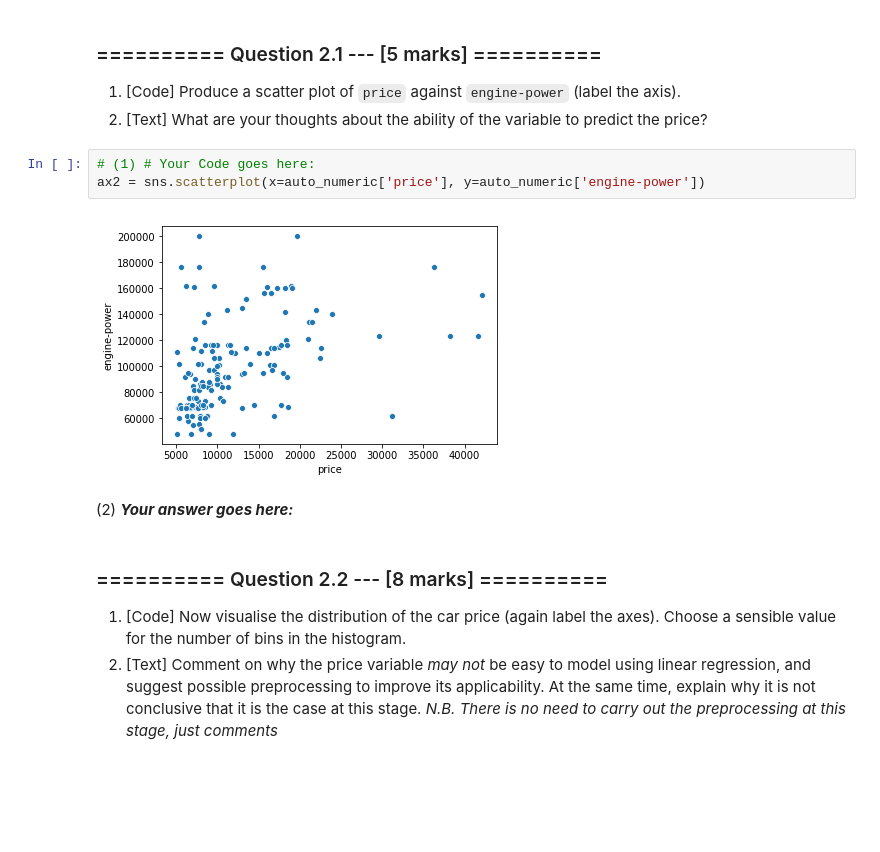
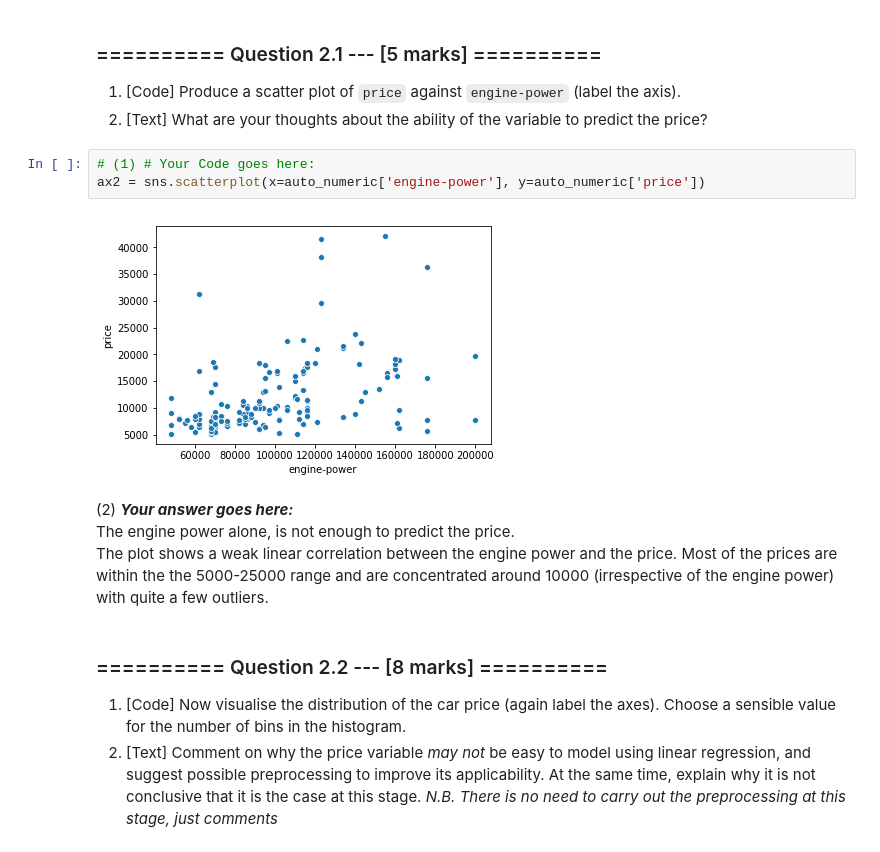
Before and after one commit to ishanparikh/IAML2018, a Jupyter notebook: Assignments/02_LinearRegression.ipynb, the cells around one changed output. Cells and saved outputs as stored; diff of their text form; blank space fills up the shorter version.

```diff
--- a/Assignments/02_LinearRegression.ipynb
+++ b/Assignments/02_LinearRegression.ipynb
@@ -207,11 +257,13 @@ When applying machine learning in practice it can be prudent to start out simple
 1. [Text] What are your thoughts about the ability of the variable to predict the price?
 # %%
 # (1) # Your Code goes here:
-ax2 = sns.scatterplot(x=auto_numeric['price'], y=auto_numeric['engine-power'])
+ax2 = sns.scatterplot(x=auto_numeric['engine-power'], y=auto_numeric['price'])
 # %% [output]
-[figure, old version]
+[figure, new version]
-# %% [markdown]
-(2) ***Your answer goes here:***
+# %% [markdown]
+(2) ***Your answer goes here:***
+The engine power alone, is not enough to predict the price.
+The plot shows a weak linear correlation between the engine power and the price. Most of the prices are within the the 5000-25000 range and are concentrated around 10000 (irrespective of the engine power) with quite a few outliers.
 # %% [markdown]
 ### ========== Question 2.2 --- [8 marks] ==========
 
```
Also changed, not shown: parts of 51 cells of this notebook, 1 other file.
